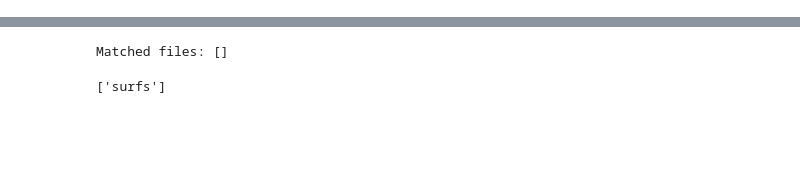
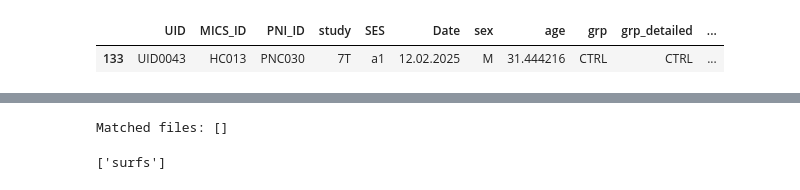
Before and after one commit to mendelsonD/invivohist, a Jupyter notebook: main.ipynb, the cells around one changed output, grey strips where cells are left out. Cells and saved outputs as stored; diff of their text form; code cells hidden in the pictures; blank space fills up the shorter version.

```diff
--- a/main.ipynb
+++ b/main.ipynb
@@ -192 +282,7 @@ TEST MODE: 10 rows kept:
+# %%
+demo_qc = demo_qc.iloc[[0]]
+demo_qc.head()
+# %% [output]
+|  | UID | MICS_ID | PNI_ID | study | SES | Date | sex | age | grp | grp_detailed | ... |
+| 133 | UID0043 | HC013 | PNC030 | 7T | a1 | 12.02.2025 | M | 31.444216 | CTRL | CTRL | ... |
 # %%
```
Also changed, not shown: parts of 9 cells of this notebook, 3 other files.
